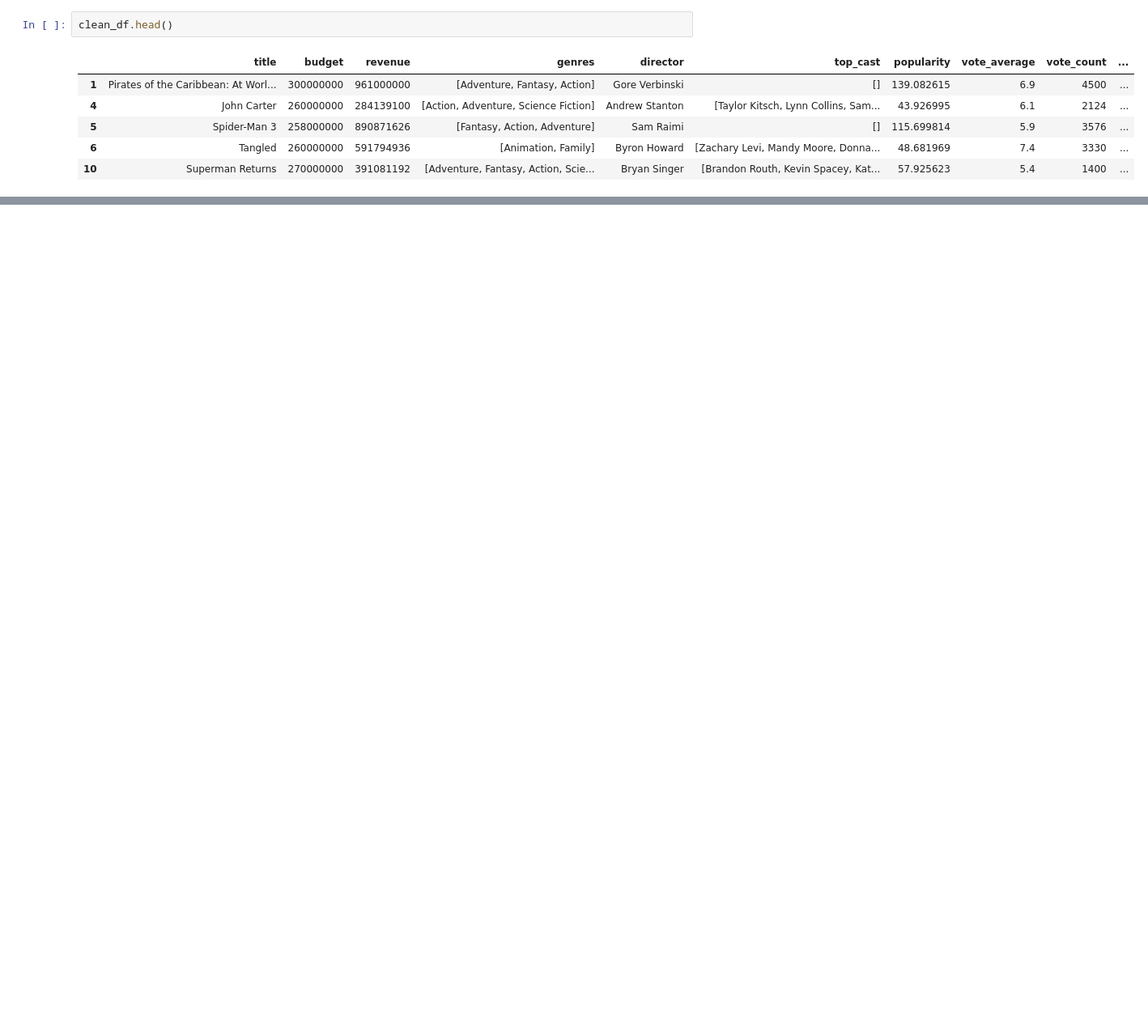
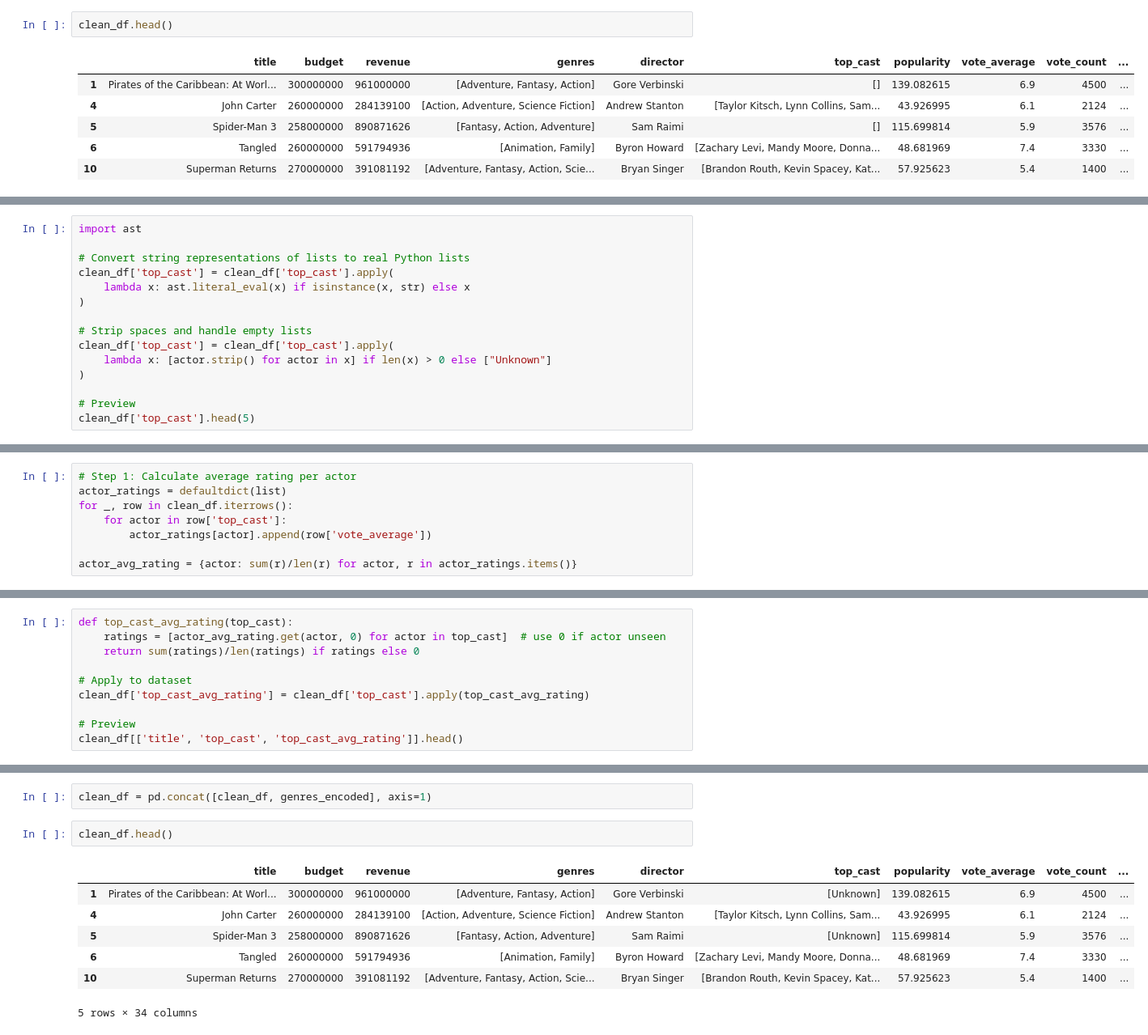
Before and after one commit to WaleedAhmad11/movie-hit-predictor, a Jupyter notebook: notebooks/01_data_exploration.ipynb, the cells around one changed output, grey strips where cells are left out. Shown at 81% size. Saved outputs shown, nothing was run; the diff lists cells and outputs as text; blank space fills up the shorter version.

Commit message:
Feature engineered dataset: kept only useful columns, added top_cast_avg_rating, genres and director encoded

```diff
--- a/notebooks/01_data_exploration.ipynb
+++ b/notebooks/01_data_exploration.ipynb
@@ -249,0 +239,15 @@ clean_df.head(5)
+# %%
+import ast
+
+# Convert string representations of lists to real Python lists
+clean_df['top_cast'] = clean_df['top_cast'].apply(
+    lambda x: ast.literal_eval(x) if isinstance(x, str) else x
+)
+
+# Strip spaces and handle empty lists
+clean_df['top_cast'] = clean_df['top_cast'].apply(
+    lambda x: [actor.strip() for actor in x] if len(x) > 0 else ["Unknown"]
+)
+
+# Preview
+clean_df['top_cast'].head(5)
@@ -249,0 +261,8 @@ clean_df.head(5)
+# %%
+# Step 1: Calculate average rating per actor
+actor_ratings = defaultdict(list)
+for _, row in clean_df.iterrows():
+    for actor in row['top_cast']:
+        actor_ratings[actor].append(row['vote_average'])
+
+actor_avg_rating = {actor: sum(r)/len(r) for actor, r in actor_ratings.items()}
@@ -249,0 +273,10 @@ clean_df.head(5)
+# %%
+def top_cast_avg_rating(top_cast):
+    ratings = [actor_avg_rating.get(actor, 0) for actor in top_cast]  # use 0 if actor unseen
+    return sum(ratings)/len(ratings) if ratings else 0
+
+# Apply to dataset
+clean_df['top_cast_avg_rating'] = clean_df['top_cast'].apply(top_cast_avg_rating)
+
+# Preview
+clean_df[['title', 'top_cast', 'top_cast_avg_rating']].head()
@@ -249,0 +310,12 @@ clean_df.head(5)
+# %%
+clean_df = pd.concat([clean_df, genres_encoded], axis=1)
+# %%
+clean_df.head()
+# %% [output]
+|  | title | budget | revenue | genres | director | top_cast | popularity | vote_average | vote_count | ... |
+| 1 | Pirates of the Caribbean: At Worl... | 300000000 | 961000000 | [Adventure, Fantasy, Action] | Gore Verbinski | [Unknown] | 139.082615 | 6.9 | 4500 | ... |
+| 4 | John Carter | 260000000 | 284139100 | [Action, Adventure, Science Fiction] | Andrew Stanton | [Taylor Kitsch, Lynn Collins, Sam... | 43.926995 | 6.1 | 2124 | ... |
+| 5 | Spider-Man 3 | 258000000 | 890871626 | [Fantasy, Action, Adventure] | Sam Raimi | [Unknown] | 115.699814 | 5.9 | 3576 | ... |
+| 6 | Tangled | 260000000 | 591794936 | [Animation, Family] | Byron Howard | [Zachary Levi, Mandy Moore, Donna... | 48.681969 | 7.4 | 3330 | ... |
+| 10 | Superman Returns | 270000000 | 391081192 | [Adventure, Fantasy, Action, Scie... | Bryan Singer | [Brandon Routh, Kevin Spacey, Kat... | 57.925623 | 5.4 | 1400 | ... |
+5 rows × 34 columns
```
Also changed, not shown: parts of 10 cells of this notebook.
